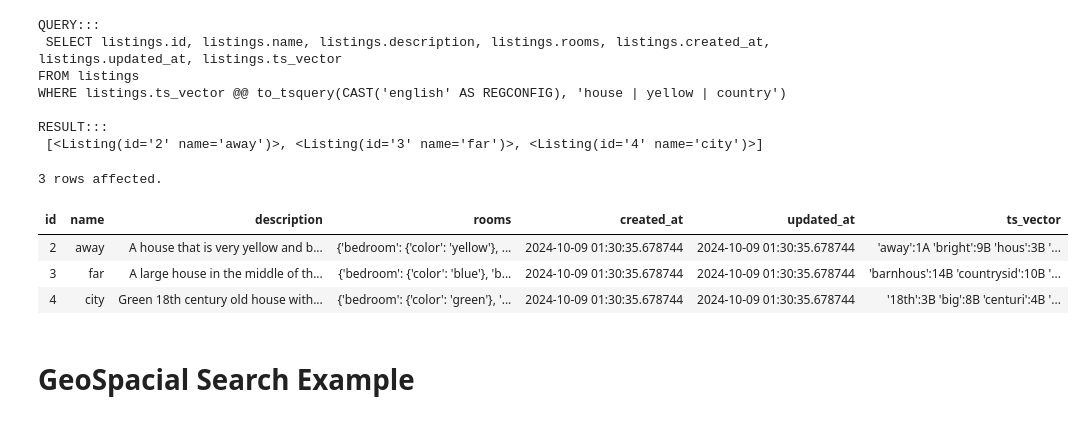
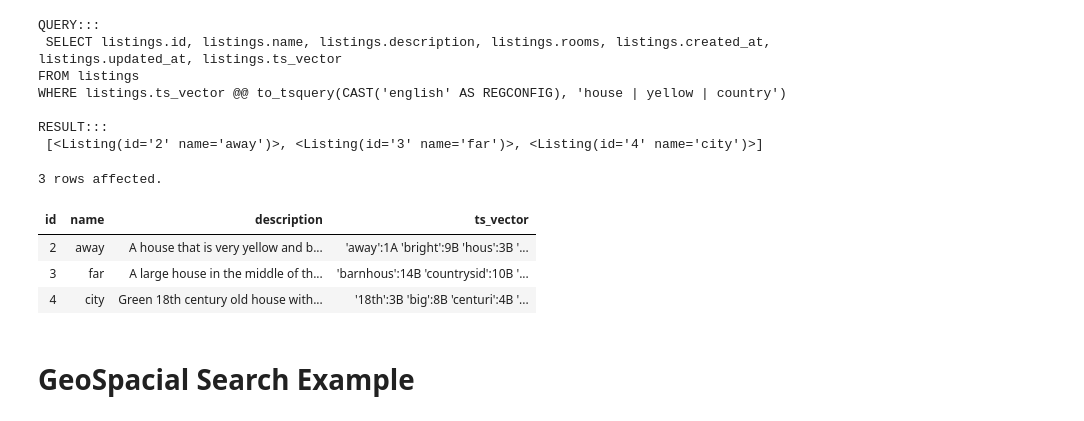
Before and after one commit to JoeJasinski/chipy-postgres-sqlalchemy-demo, a Jupyter notebook: work/demo.ipynb, the cells around one changed output. Saved outputs shown, nothing was run; the diff lists cells and outputs as text; code cells hidden in the pictures.

```diff
--- a/work/demo.ipynb
+++ b/work/demo.ipynb
@@ -665,15 +665,15 @@ RESULT:::
  [<Listing(id='2' name='away')>, <Listing(id='3' name='far')>, <Listing(id='4' name='city')>]
 # %%
 %%sql $DB_URL
-SELECT listings.id, listings.name, listings.description, listings.rooms, listings.created_at, listings.updated_at, listings.ts_vector
+SELECT listings.id, listings.name, listings.description, listings.ts_vector
 FROM listings
 WHERE listings.ts_vector @@ to_tsquery(CAST('english' AS REGCONFIG), 'house | yellow | country');
 # %% [output]
 3 rows affected.
-| id | name | description | rooms | created_at | updated_at | ts_vector |
-| 2 | away | A house that is very yellow and b... | {'bedroom': {'color': 'yellow'}, ... | 2024-10-09 01:30:35.678744 | 2024-10-09 01:30:35.678744 | 'away':1A 'bright':9B 'hous':3B '... |
-| 3 | far | A large house in the middle of th... | {'bedroom': {'color': 'blue'}, 'b... | 2024-10-09 01:30:35.678744 | 2024-10-09 01:30:35.678744 | 'barnhous':14B 'countrysid':10B '... |
-| 4 | city | Green 18th century old house with... | {'bedroom': {'color': 'green'}, '... | 2024-10-09 01:30:35.678744 | 2024-10-09 01:30:35.678744 | '18th':3B 'big':8B 'centuri':4B '... |
+| id | name | description | ts_vector |
+| 2 | away | A house that is very yellow and b... | 'away':1A 'bright':9B 'hous':3B '... |
+| 3 | far | A large house in the middle of th... | 'barnhous':14B 'countrysid':10B '... |
+| 4 | city | Green 18th century old house with... | '18th':3B 'big':8B 'centuri':4B '... |
 # %%
 # https://www.postgresql.org/docs/current/textsearch-intro.html#TEXTSEARCH-DOCUMENT
 # %% [markdown]
```
Also changed, not shown: parts of 16 cells of this notebook, 1 other file.
